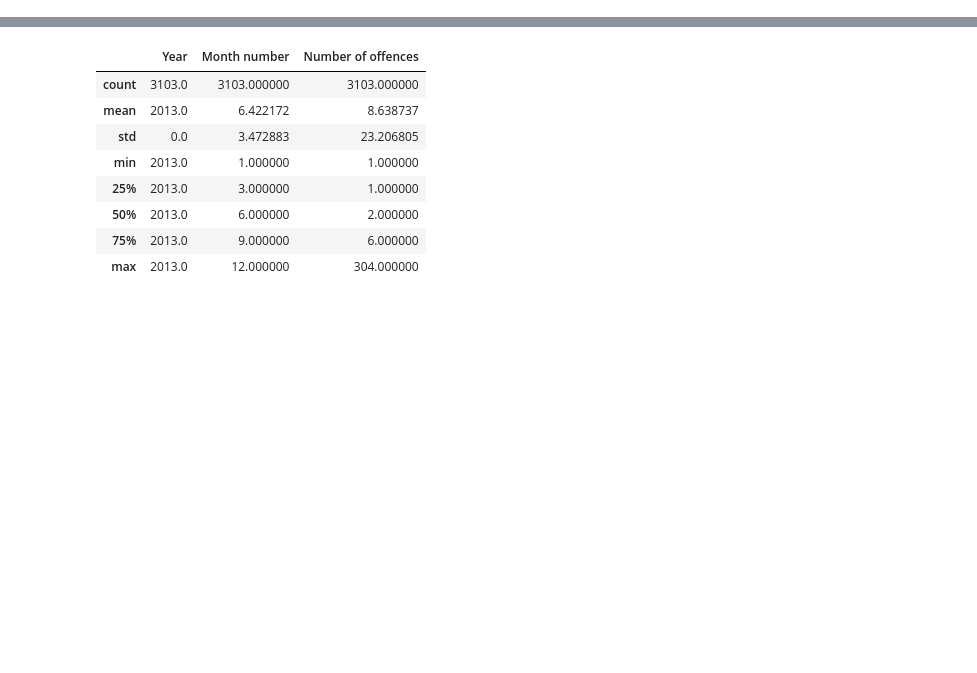
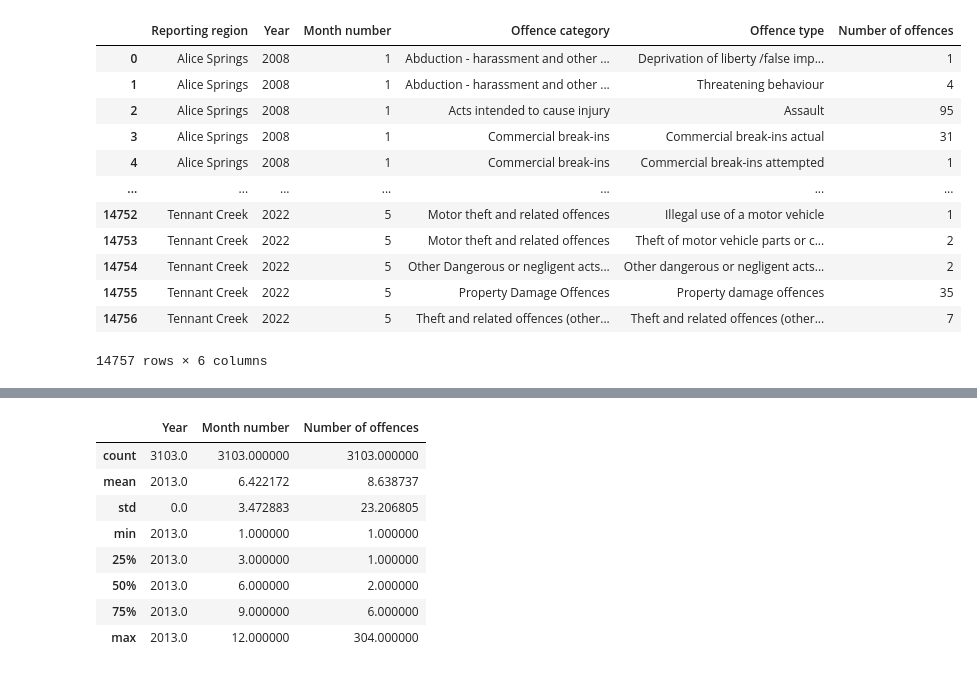
Before and after one commit to ShantiRoseCodes/solo_project, a Jupyter notebook: Domestic Violence.ipynb, the cells around one changed output, grey strips where cells are left out. Saved outputs shown, nothing was run; the diff lists cells and outputs as text; code cells hidden in the pictures; blank space fills up the shorter version.

```diff
--- a/Domestic Violence.ipynb
+++ b/Domestic Violence.ipynb
@@ -40,0 +98,17 @@ nt_df.columns = [colname.strip() for colname in nt_df.columns]
+# %%
+region_month_year_offence_category = pd.DataFrame(nt_df.groupby(['Reporting region', 'Year', 'Month number', 'Offence category', 'Offence type'])['Number of offences'].sum().reset_index())
+region_month_year_offence_category
+# %% [output]
+|  | Reporting region | Year | Month number | Offence category | Offence type | Number of offences |
+| 0 | Alice Springs | 2008 | 1 | Abduction - harassment and other ... | Deprivation of liberty /false imp... | 1 |
+| 1 | Alice Springs | 2008 | 1 | Abduction - harassment and other ... | Threatening behaviour | 4 |
+| 2 | Alice Springs | 2008 | 1 | Acts intended to cause injury | Assault | 95 |
+| 3 | Alice Springs | 2008 | 1 | Commercial break-ins | Commercial break-ins actual | 31 |
+| 4 | Alice Springs | 2008 | 1 | Commercial break-ins | Commercial break-ins attempted | 1 |
+| ... | ... | ... | ... | ... | ... | ... |
+| 14752 | Tennant Creek | 2022 | 5 | Motor theft and related offences | Illegal use of a motor vehicle | 1 |
+| 14753 | Tennant Creek | 2022 | 5 | Motor theft and related offences | Theft of motor vehicle parts or c... | 2 |
+| 14754 | Tennant Creek | 2022 | 5 | Other Dangerous or negligent acts... | Other dangerous or negligent acts... | 2 |
+| 14755 | Tennant Creek | 2022 | 5 | Property Damage Offences | Property damage offences | 35 |
+| 14756 | Tennant Creek | 2022 | 5 | Theft and related offences (other... | Theft and related offences (other... | 7 |
+14757 rows × 6 columns
```
Also changed, not shown: parts of 17 cells of this notebook.
